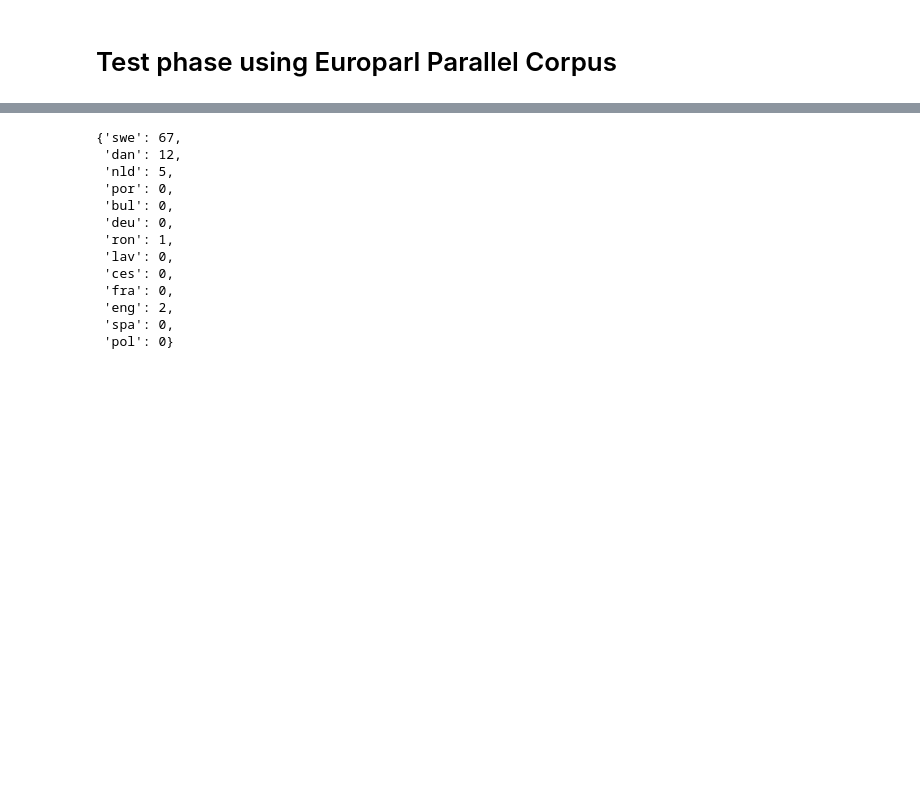
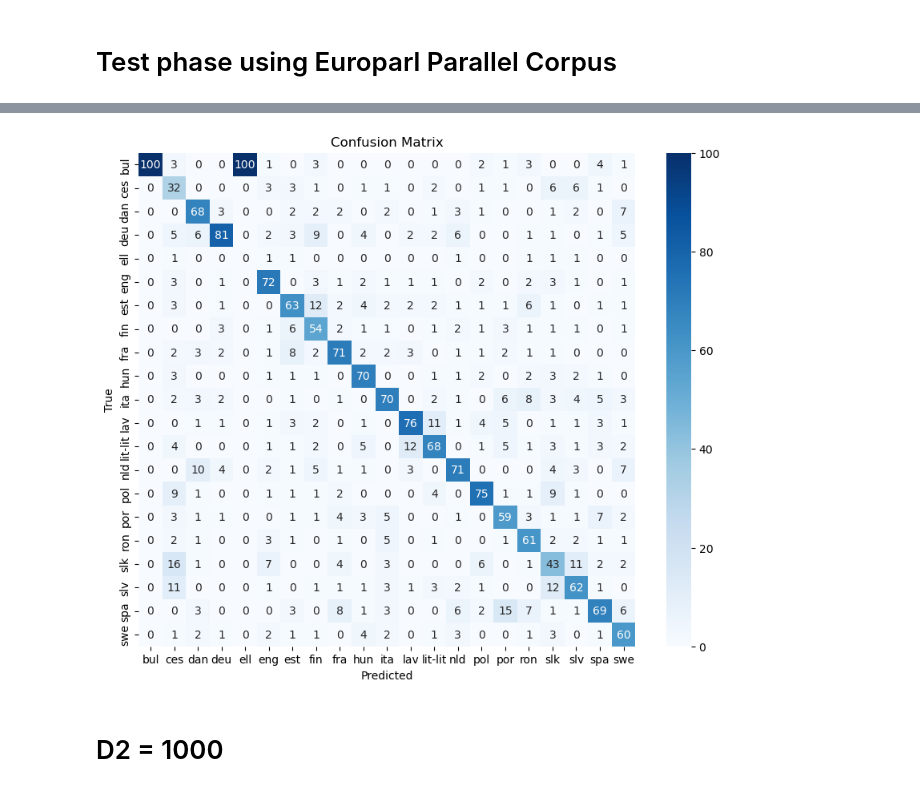
Before and after one commit to Boyinglby/AppliedAIcourse, a Jupyter notebook: AppliedAI_Lab3.ipynb, the cells around one changed output, grey strips where cells are left out. Cells and saved outputs as stored; diff of their text form; code cells hidden in the pictures; blank space fills up the shorter version.

```diff
--- a/AppliedAI_Lab3.ipynb
+++ b/AppliedAI_Lab3.ipynb
@@ -392,0 +380,2 @@ def cosine_classify(test_path, centroids, hd_dimension):
+# %%
+cm_name = {'sv':'swe','nl':'nld','da':'dan','pt':'por','it':'ita','fi':'fin','en':'eng','el':'ell','lv':'lav','sk':'slk','lt':'lit-lit','et':'est','pl':'pol','hu':'hun','sl':'slv','bg':'bul','ro':'ron','fr':'fra','es':'spa','de':'deu','cs':'ces'}
@@ -393,4 +402,10 @@ def cosine_classify(test_path, centroids, hd_dimension):
 # %%
+results = {}
 for filename in os.listdir(test_path):
-        file_path = os.path.join(test_path, filename)
-swedish_test = classify(file_path, HD_centroids_100dimension, hd_dimension1)
+
+    language = filename.split("v7.")[1]
+    language = language.split("-")[0]
+
+    file_path = os.path.join(test_path, filename)
+    result = classify(file_path, HD_centroids_100dimension, hd_dimension1)
+    results[cm_name[language]] = result
@@ -399,16 +412,20 @@ a = cosine_classify(test_path, HD_centroids_100dimension, hd_dimension1)
-# %%
-swedish_test
-# %% [output]
-{'swe': 67,
- 'dan': 12,
- 'nld': 5,
- 'por': 0,
- 'bul': 0,
- 'deu': 0,
- 'ron': 1,
- 'lav': 0,
- 'ces': 0,
- 'fra': 0,
- 'eng': 2,
- 'spa': 0,
- 'pol': 0}
+# %%
+import pandas as pd
+df = pd.DataFrame(results)
+labels = df.index.union(df.columns)
+df = df.reindex(index=labels, columns=labels)
+# %%
+import seaborn as sns
+import matplotlib.pyplot as plt
+
+# Plot confusion matrix
+plt.figure(figsize=(10, 8))
+sns.heatmap(df, annot=True, fmt='d', cmap='Blues', xticklabels=df.columns, yticklabels=df.index)
+plt.xlabel('Predicted')
+plt.ylabel('True')
+plt.title('Confusion Matrix')
+plt.show()
+# %% [output]
+[figure, added]
+# %% [markdown]
+# D2 = 1000
```
Also changed, not shown: parts of 13 cells of this notebook.
